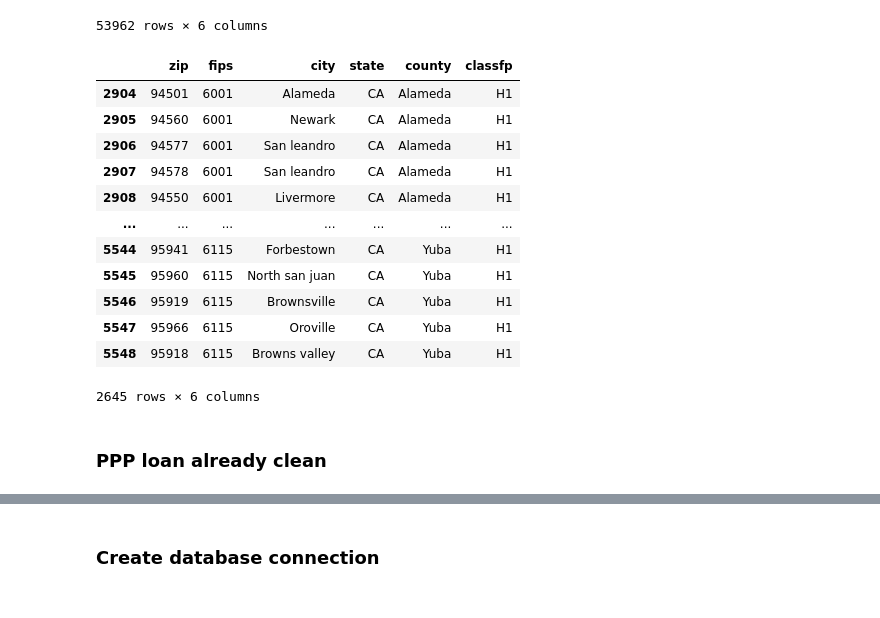
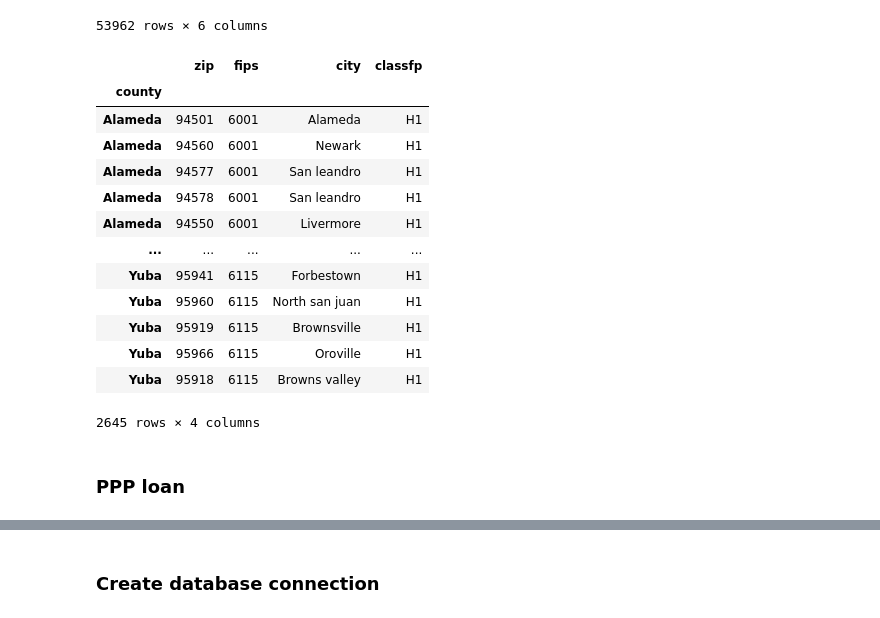
Before and after one commit to newbiecoder-123/ETL_project, a Jupyter notebook: etl_project.ipynb, the cells around one changed output, grey strips where cells are left out. Saved outputs shown, nothing was run; the diff lists cells and outputs as text; code cells hidden in the pictures.

```diff
--- a/etl_project.ipynb
+++ b/etl_project.ipynb
@@ -149,29 +153,32 @@ zip_county_fips_df
 # %%
 # drop all states that are not california
 cleaned_df = zip_county_fips_df.loc[zip_county_fips_df["STATE"] == "CA", :]
 cleaned_df.head()
 
 cleaned_zip_county_fips_df = cleaned_df.rename(columns = {'STCOUNTYFP': 'fips', "STATE": "state", "COUNTYNAME": "county", "CITY": "city", "ZIP":"zip", "CLASSFP":"classfp"})
+cleaned_zip_county_fips_df.drop("state", axis=1, inplace=True)
+cleaned_zip_county_fips_df.set_index("county", inplace=True)
 cleaned_zip_county_fips_df
 # %% [output]
-|  | zip | fips | city | state | county | classfp |
-| 2904 | 94501 | 6001 | Alameda | CA | Alameda | H1 |
-| 2905 | 94560 | 6001 | Newark | CA | Alameda | H1 |
-| 2906 | 94577 | 6001 | San leandro | CA | Alameda | H1 |
-| 2907 | 94578 | 6001 | San leandro | CA | Alameda | H1 |
-| 2908 | 94550 | 6001 | Livermore | CA | Alameda | H1 |
-| ... | ... | ... | ... | ... | ... | ... |
-| 5544 | 95941 | 6115 | Forbestown | CA | Yuba | H1 |
-| 5545 | 95960 | 6115 | North san juan | CA | Yuba | H1 |
-| 5546 | 95919 | 6115 | Brownsville | CA | Yuba | H1 |
-| 5547 | 95966 | 6115 | Oroville | CA | Yuba | H1 |
-| 5548 | 95918 | 6115 | Browns valley | CA | Yuba | H1 |
+|  | zip | fips | city | classfp |
+| county |  |  |  |  |
+| Alameda | 94501 | 6001 | Alameda | H1 |
+| Alameda | 94560 | 6001 | Newark | H1 |
+| Alameda | 94577 | 6001 | San leandro | H1 |
+| Alameda | 94578 | 6001 | San leandro | H1 |
+| Alameda | 94550 | 6001 | Livermore | H1 |
+| ... | ... | ... | ... | ... |
+| Yuba | 95941 | 6115 | Forbestown | H1 |
+| Yuba | 95960 | 6115 | North san juan | H1 |
+| Yuba | 95919 | 6115 | Brownsville | H1 |
+| Yuba | 95966 | 6115 | Oroville | H1 |
+| Yuba | 95918 | 6115 | Browns valley | H1 |
-2645 rows × 6 columns
+2645 rows × 4 columns
 # %%
 # export as csv
 cleaned_zip_county_fips_df.to_csv("cleaned_zip_county_fips.csv")
 # %% [markdown]
-### PPP loan already clean
+### PPP loan
 # %%
 # PPP loan file
 
```
Also changed, not shown: parts of 8 cells of this notebook, 3 other files.
